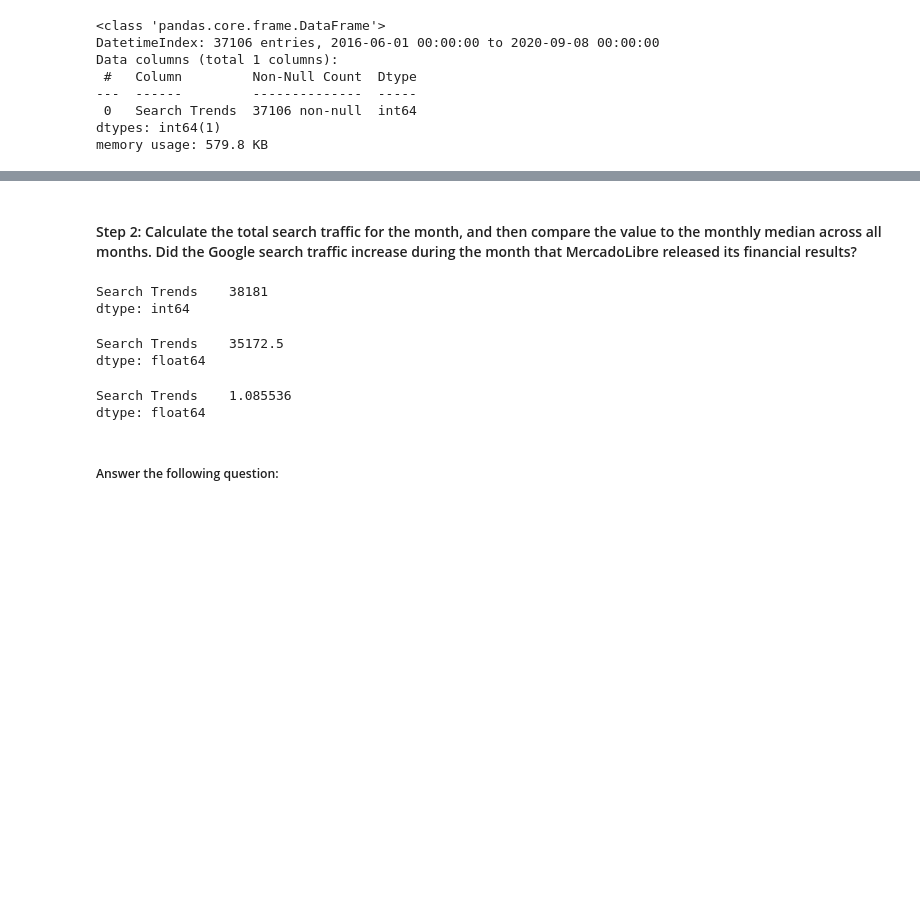
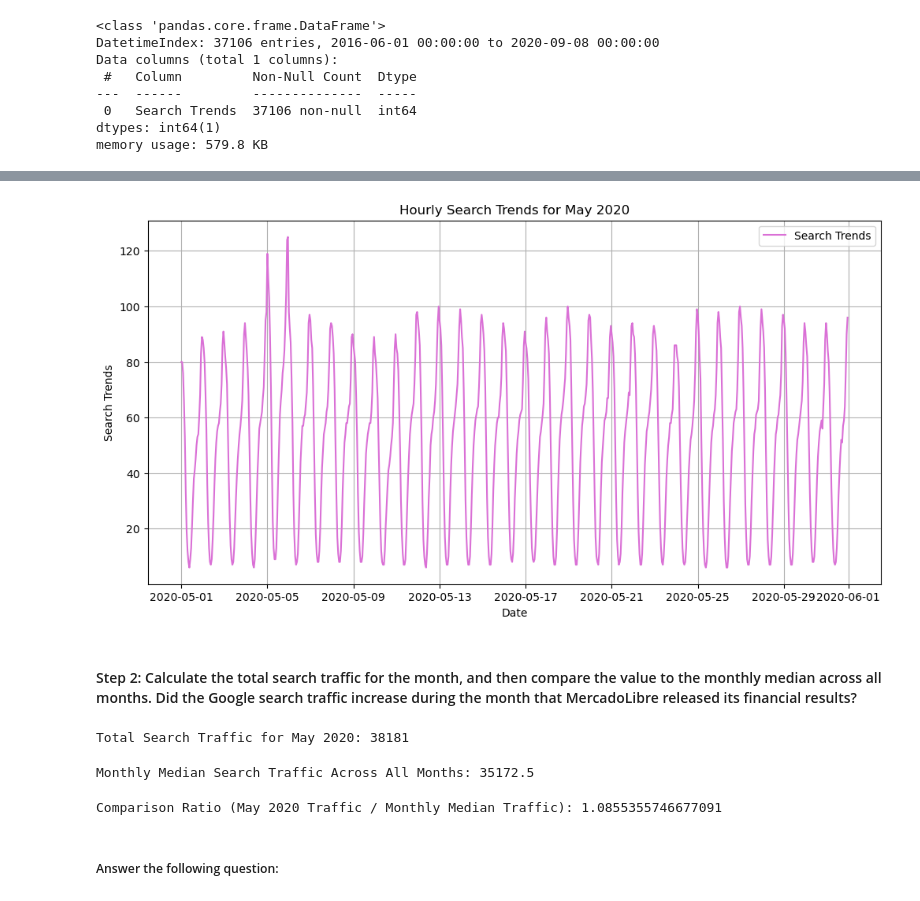
Before and after one commit to McKala1/prophet-challenge, a Jupyter notebook: forecasting_net_prophet.ipynb, the cells around one changed output, grey strips where cells are left out. Drawn from its saved outputs; the diff is of its cells as text; code cells hidden in the pictures; blank space fills up the shorter version.

```diff
--- a/forecasting_net_prophet.ipynb
+++ b/forecasting_net_prophet.ipynb
@@ -89,29 +101,51 @@ memory usage: 579.8 KB
+# %%
+
+# Slice the DataFrame to just the month of May 2020
+df_may_2020 = df_mercado_trends['2020-05-01':'2020-05-31']
+
+# Plot to visualize the data for May 2020
+plt.figure(figsize=(12, 6))
+plt.plot(df_may_2020.index, df_may_2020['Search Trends'], label='Search Trends', color='orchid')
+plt.title('Hourly Search Trends for May 2020')
+plt.xlabel('Date')
+plt.ylabel('Search Trends')
+plt.legend()
+plt.grid(True)
+plt.show()
+# %% [output]
+[figure, added]
 # %% [markdown]
 #### Step 2: Calculate the total search traffic for the month, and then compare the value to the monthly median across all months. Did the Google search traffic increase during the month that MercadoLibre released its financial results?
 # %%
 # Calculate the sum of the total search traffic for May 2020
+traffic_may_2020 = df_may_2020['Search Trends'].sum()
 
 
 # View the traffic_may_2020 value
+print("Total Search Traffic for May 2020:", traffic_may_2020)
 # %% [output]
-Search Trends    38181
-dtype: int64
+Total Search Traffic for May 2020: 38181
 # %%
 # Calcluate the monhtly median search traffic across all months
 # Group the DataFrame by index year and then index month, chain the sum and then the median functions
+median_monthly_traffic = df_mercado_trends.groupby([df_mercado_trends.index.year, df_mercado_trends.index.month])['Search Trends'].sum().median()
 
 
 # View the median_monthly_traffic value
+print("Monthly Median Search Traffic Across All Months:", median_monthly_traffic)
 # %% [output]
-Search Trends    35172.5
-dtype: float64
+Monthly Median Search Traffic Across All Months: 35172.5
 # %%
 # To compare the seach traffic for the month of May 2020 to the overall monthly median value,
 # Divide the may traffic total by the median monthly traffic
-traffic_may_2020/median_monthly_traffic
+#traffic_may_2020/median_monthly_traffic
+# Assuming 'traffic_may_2020' and 'median_monthly_traffic' are calculated values
+comparison_ratio = traffic_may_2020 / median_monthly_traffic
+
+# View the comparison ratio
+print("Comparison Ratio (May 2020 Traffic / Monthly Median Traffic):", comparison_ratio)
 # %% [output]
-Search Trends    1.085536
-dtype: float64
+Comparison Ratio (May 2020 Traffic / Monthly Median Traffic): 1.0855355746677091
 # %% [markdown]
 ##### Answer the following question:
 # %% [markdown]
```
Also changed, not shown: parts of 18 cells of this notebook.
